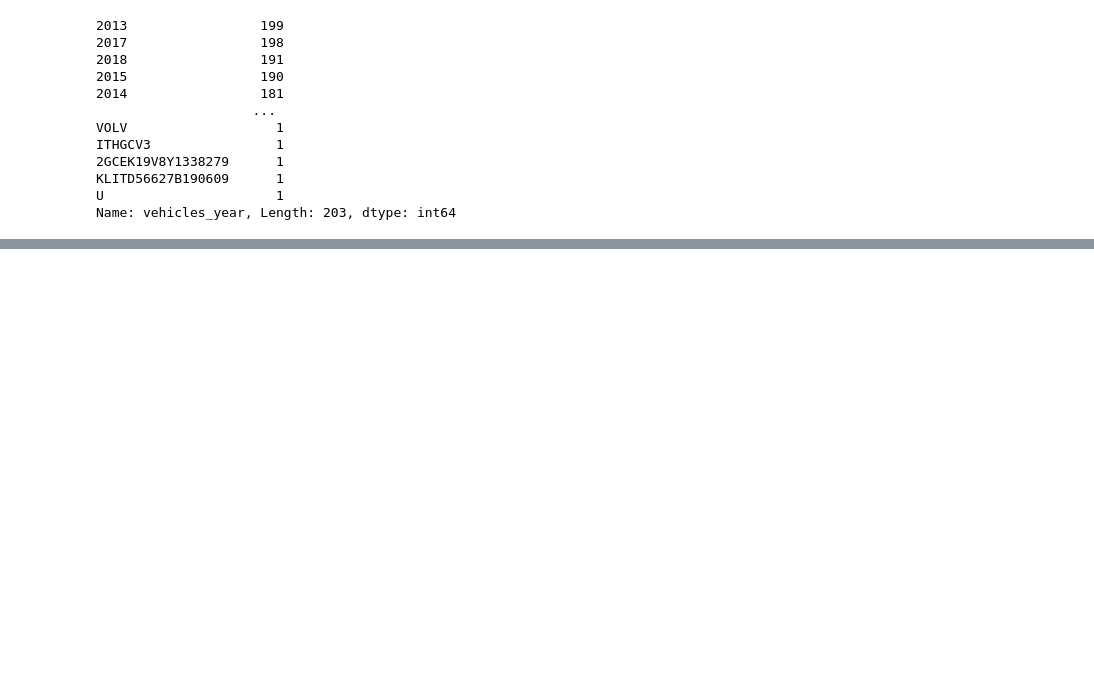
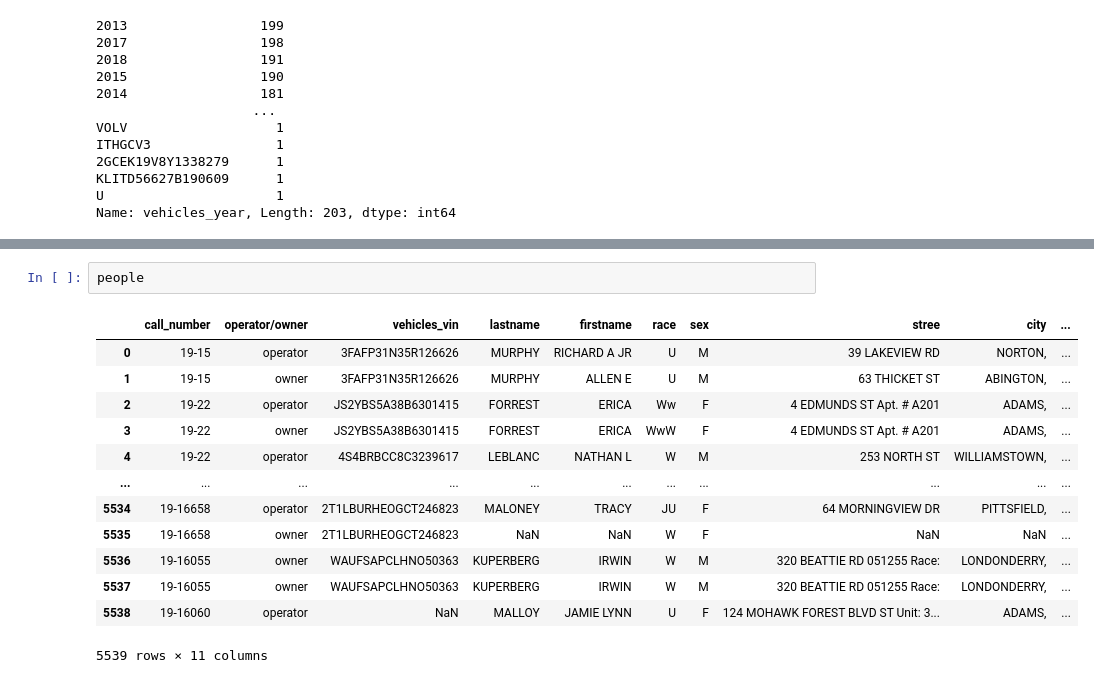
Before and after one commit to annahaensch/datathon4justice, a Jupyter notebook: code/Alex/Untitled.ipynb, the cells around one changed output, grey strips where cells are left out. Saved outputs shown, nothing was run; the diff lists cells and outputs as text; blank space fills up the shorter version.

```diff
--- a/code/Alex/Untitled.ipynb
+++ b/code/Alex/Untitled.ipynb
@@ -26,0 +59,16 @@ Name: vehicles_year, Length: 203, dtype: int64
+# %%
+people
+# %% [output]
+|  | call_number | operator/owner | vehicles_vin | lastname | firstname | race | sex | stree | city | ... |
+| 0 | 19-15 | operator | 3FAFP31N35R126626 | MURPHY | RICHARD A JR | U | M | 39 LAKEVIEW RD | NORTON, | ... |
+| 1 | 19-15 | owner | 3FAFP31N35R126626 | MURPHY | ALLEN E | U | M | 63 THICKET ST | ABINGTON, | ... |
+| 2 | 19-22 | operator | JS2YBS5A38B6301415 | FORREST | ERICA | Ww | F | 4 EDMUNDS ST Apt. # A201 | ADAMS, | ... |
+| 3 | 19-22 | owner | JS2YBS5A38B6301415 | FORREST | ERICA | WwW | F | 4 EDMUNDS ST Apt. # A201 | ADAMS, | ... |
+| 4 | 19-22 | operator | 4S4BRBCC8C3239617 | LEBLANC | NATHAN L | W | M | 253 NORTH ST | WILLIAMSTOWN, | ... |
+| ... | ... | ... | ... | ... | ... | ... | ... | ... | ... | ... |
+| 5534 | 19-16658 | operator | 2T1LBURHEOGCT246823 | MALONEY | TRACY | JU | F | 64 MORNINGVIEW DR | PITTSFIELD, | ... |
+| 5535 | 19-16658 | owner | 2T1LBURHEOGCT246823 | NaN | NaN | W | F | NaN | NaN | ... |
+| 5536 | 19-16055 | owner | WAUFSAPCLHNO50363 | KUPERBERG | IRWIN | W | M | 320 BEATTIE RD 051255 Race: | LONDONDERRY, | ... |
+| 5537 | 19-16055 | owner | WAUFSAPCLHNO50363 | KUPERBERG | IRWIN | W | M | 320 BEATTIE RD 051255 Race: | LONDONDERRY, | ... |
+| 5538 | 19-16060 | operator | NaN | MALLOY | JAMIE LYNN | U | F | 124 MOHAWK FOREST BLVD ST Unit: 3... | ADAMS, | ... |
+5539 rows × 11 columns
```
Also changed, not shown: parts of 3 cells of this notebook, 8 other files.
